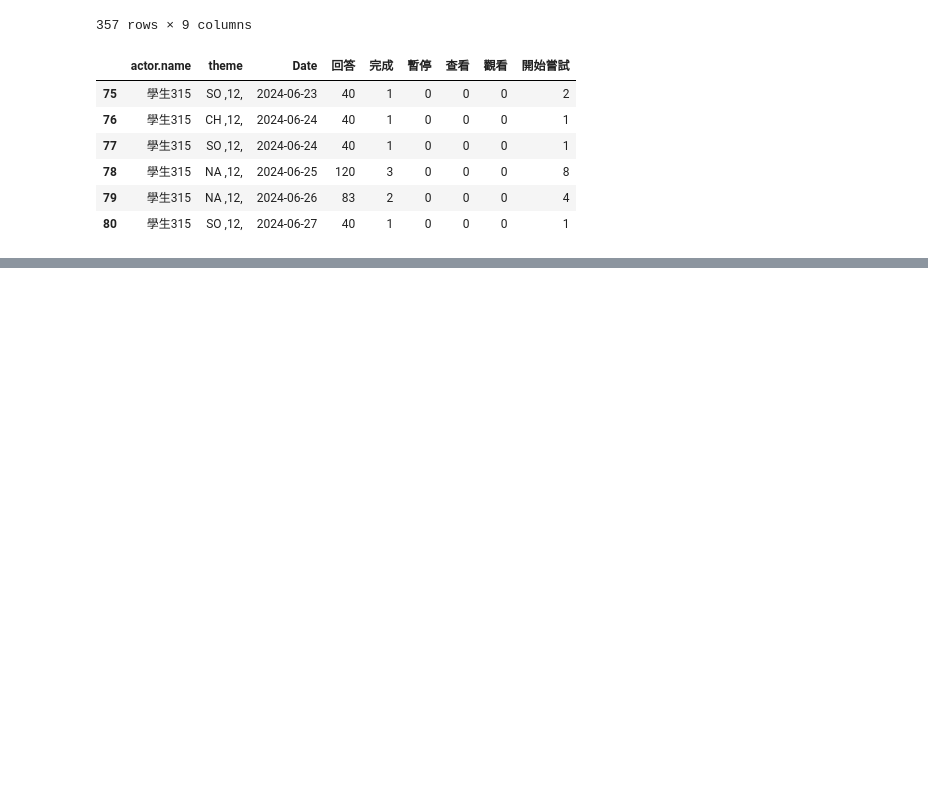
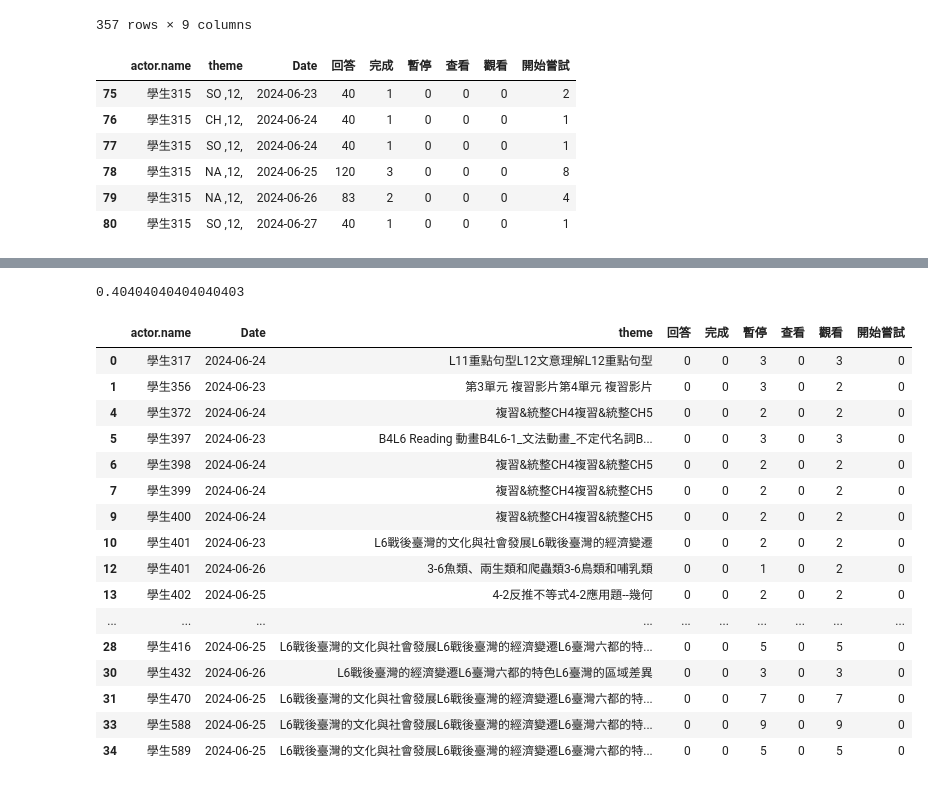
Before and after one commit to peculab/EduData, a Jupyter notebook: Example3_TimeSeries.ipynb, the cells around one changed output, grey strips where cells are left out. Cells and saved outputs as stored; diff of their text form; code cells hidden in the pictures; blank space fills up the shorter version.

```diff
--- a/Example3_TimeSeries.ipynb
+++ b/Example3_TimeSeries.ipynb
@@ -281,0 +335,2 @@ See the caveats in the documentation: https://pandas.pydata.org/pandas-docs/stab
+# %%
+viewOnes = merged_df[merged_df['完成'] >= 1]
@@ -281,0 +339,27 @@ See the caveats in the documentation: https://pandas.pydata.org/pandas-docs/stab
+# %%
+finishTasks / allStudents
+# %% [output]
+0.40404040404040403
+# %%
+# Grouping the data by 'actor.name' and 'Date', and summarizing actions (sum for numeric columns)
+grouped_df = viewOnes.groupby(['actor.name', 'Date']).sum().reset_index()
+# %%
+grouped_df[grouped_df['觀看'] > 1]
+# %% [output]
+|  | actor.name | Date | theme | 回答 | 完成 | 暫停 | 查看 | 觀看 | 開始嘗試 |
+| 0 | 學生317 | 2024-06-24 | L11重點句型L12文意理解L12重點句型 | 0 | 0 | 3 | 0 | 3 | 0 |
+| 1 | 學生356 | 2024-06-23 | 第3單元 複習影片第4單元 複習影片 | 0 | 0 | 3 | 0 | 2 | 0 |
+| 4 | 學生372 | 2024-06-24 | 複習&統整CH4複習&統整CH5 | 0 | 0 | 2 | 0 | 2 | 0 |
+| 5 | 學生397 | 2024-06-23 | B4L6 Reading 動畫B4L6-1_文法動畫_不定代名詞B... | 0 | 0 | 3 | 0 | 3 | 0 |
+| 6 | 學生398 | 2024-06-24 | 複習&統整CH4複習&統整CH5 | 0 | 0 | 2 | 0 | 2 | 0 |
+| 7 | 學生399 | 2024-06-24 | 複習&統整CH4複習&統整CH5 | 0 | 0 | 2 | 0 | 2 | 0 |
+| 9 | 學生400 | 2024-06-24 | 複習&統整CH4複習&統整CH5 | 0 | 0 | 2 | 0 | 2 | 0 |
+| 10 | 學生401 | 2024-06-23 | L6戰後臺灣的文化與社會發展L6戰後臺灣的經濟變遷 | 0 | 0 | 2 | 0 | 2 | 0 |
+| 12 | 學生401 | 2024-06-26 | 3-6魚類、兩生類和爬蟲類3-6鳥類和哺乳類 | 0 | 0 | 1 | 0 | 2 | 0 |
+| 13 | 學生402 | 2024-06-25 | 4-2反推不等式4-2應用題--幾何 | 0 | 0 | 2 | 0 | 2 | 0 |
+| ... | ... | ... | ... | ... | ... | ... | ... | ... | ... |
+| 28 | 學生416 | 2024-06-25 | L6戰後臺灣的文化與社會發展L6戰後臺灣的經濟變遷L6臺灣六都的特... | 0 | 0 | 5 | 0 | 5 | 0 |
+| 30 | 學生432 | 2024-06-26 | L6戰後臺灣的經濟變遷L6臺灣六都的特色L6臺灣的區域差異 | 0 | 0 | 3 | 0 | 3 | 0 |
+| 31 | 學生470 | 2024-06-25 | L6戰後臺灣的文化與社會發展L6戰後臺灣的經濟變遷L6臺灣六都的特... | 0 | 0 | 7 | 0 | 7 | 0 |
+| 33 | 學生588 | 2024-06-25 | L6戰後臺灣的文化與社會發展L6戰後臺灣的經濟變遷L6臺灣六都的特... | 0 | 0 | 9 | 0 | 9 | 0 |
+| 34 | 學生589 | 2024-06-25 | L6戰後臺灣的文化與社會發展L6戰後臺灣的經濟變遷L6臺灣六都的特... | 0 | 0 | 5 | 0 | 5 | 0 |
```
Also changed, not shown: parts of 11 cells of this notebook.
